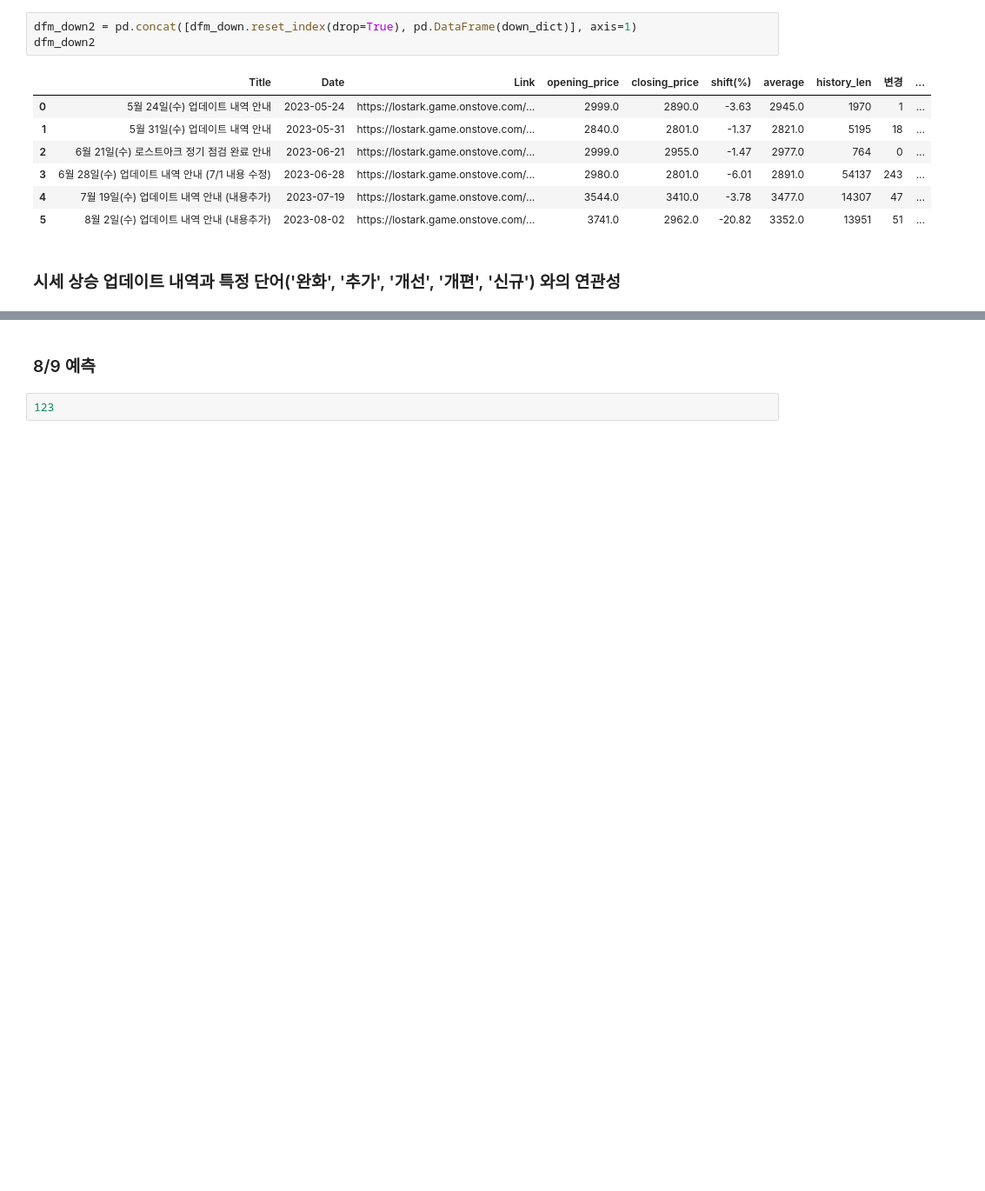
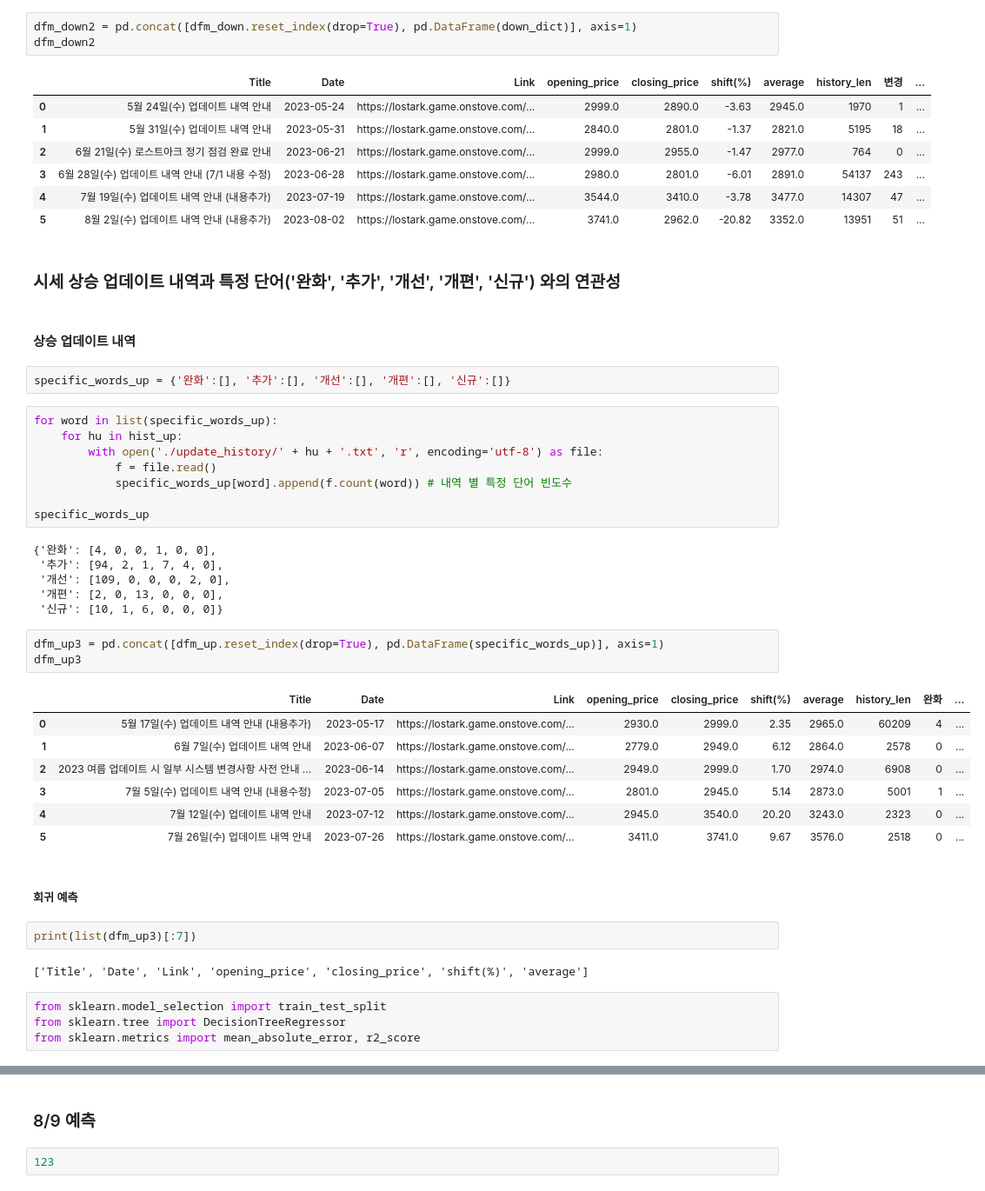
Before and after one commit to cosmos17/PF_LoaGold, a Jupyter notebook: 02_로아공지_분석.ipynb, the cells around one changed output, grey strips where cells are left out. Shown at 87% size. Cells and saved outputs as stored; diff of their text form; blank space fills up the shorter version.

```diff
--- a/02_로아공지_분석.ipynb
+++ b/02_로아공지_분석.ipynb
@@ -390,3 +390,42 @@ dfm_down2
 | 5 | 8월 2일(수) 업데이트 내역 안내 (내용추가) | 2023-08-02 | https://lostark.game.onstove.com/... | 3741.0 | 2962.0 | -20.82 | 3352.0 | 13951 | 51 | ... |
 # %% [markdown]
 ### 시세 상승 업데이트 내역과 특정 단어('완화', '추가', '개선', '개편', '신규') 와의 연관성
+# %% [markdown]
+#### 상승 업데이트 내역
+# %%
+specific_words_up = {'완화':[], '추가':[], '개선':[], '개편':[], '신규':[]}
+# %%
+for word in list(specific_words_up):
+    for hu in hist_up:
+        with open('./update_history/' + hu + '.txt', 'r', encoding='utf-8') as file:
+            f = file.read()
+            specific_words_up[word].append(f.count(word)) # 내역 별 특정 단어 빈도수
+
+specific_words_up
+# %% [output]
+{'완화': [4, 0, 0, 1, 0, 0],
+ '추가': [94, 2, 1, 7, 4, 0],
+ '개선': [109, 0, 0, 0, 2, 0],
+ '개편': [2, 0, 13, 0, 0, 0],
+ '신규': [10, 1, 6, 0, 0, 0]}
+# %%
+dfm_up3 = pd.concat([dfm_up.reset_index(drop=True), pd.DataFrame(specific_words_up)], axis=1)
+dfm_up3
+# %% [output]
+|  | Title | Date | Link | opening_price | closing_price | shift(%) | average | history_len | 완화 | ... |
+| 0 | 5월 17일(수) 업데이트 내역 안내 (내용추가) | 2023-05-17 | https://lostark.game.onstove.com/... | 2930.0 | 2999.0 | 2.35 | 2965.0 | 60209 | 4 | ... |
+| 1 | 6월 7일(수) 업데이트 내역 안내 | 2023-06-07 | https://lostark.game.onstove.com/... | 2779.0 | 2949.0 | 6.12 | 2864.0 | 2578 | 0 | ... |
+| 2 | 2023 여름 업데이트 시 일부 시스템 변경사항 사전 안내 ... | 2023-06-14 | https://lostark.game.onstove.com/... | 2949.0 | 2999.0 | 1.70 | 2974.0 | 6908 | 0 | ... |
+| 3 | 7월 5일(수) 업데이트 내역 안내 (내용수정) | 2023-07-05 | https://lostark.game.onstove.com/... | 2801.0 | 2945.0 | 5.14 | 2873.0 | 5001 | 1 | ... |
+| 4 | 7월 12일(수) 업데이트 내역 안내 | 2023-07-12 | https://lostark.game.onstove.com/... | 2945.0 | 3540.0 | 20.20 | 3243.0 | 2323 | 0 | ... |
+| 5 | 7월 26일(수) 업데이트 내역 안내 | 2023-07-26 | https://lostark.game.onstove.com/... | 3411.0 | 3741.0 | 9.67 | 3576.0 | 2518 | 0 | ... |
+# %% [markdown]
+##### 회귀 예측
+# %%
+print(list(dfm_up3)[:7])
+# %% [output]
+['Title', 'Date', 'Link', 'opening_price', 'closing_price', 'shift(%)', 'average']
+# %%
+from sklearn.model_selection import train_test_split
+from sklearn.tree import DecisionTreeRegressor
+from sklearn.metrics import mean_absolute_error, r2_score
```
Also changed, not shown: parts of 15 cells of this notebook.
